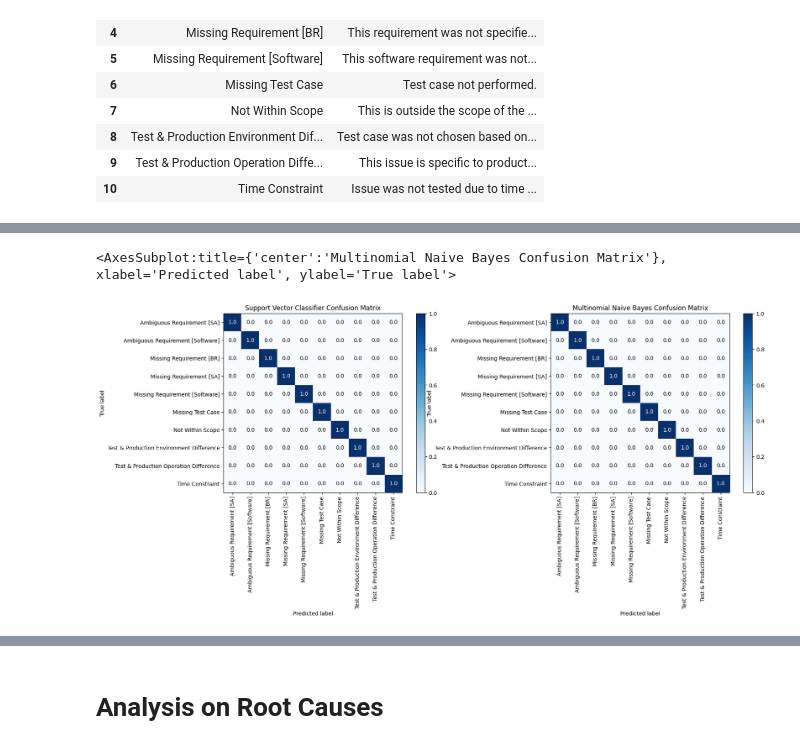
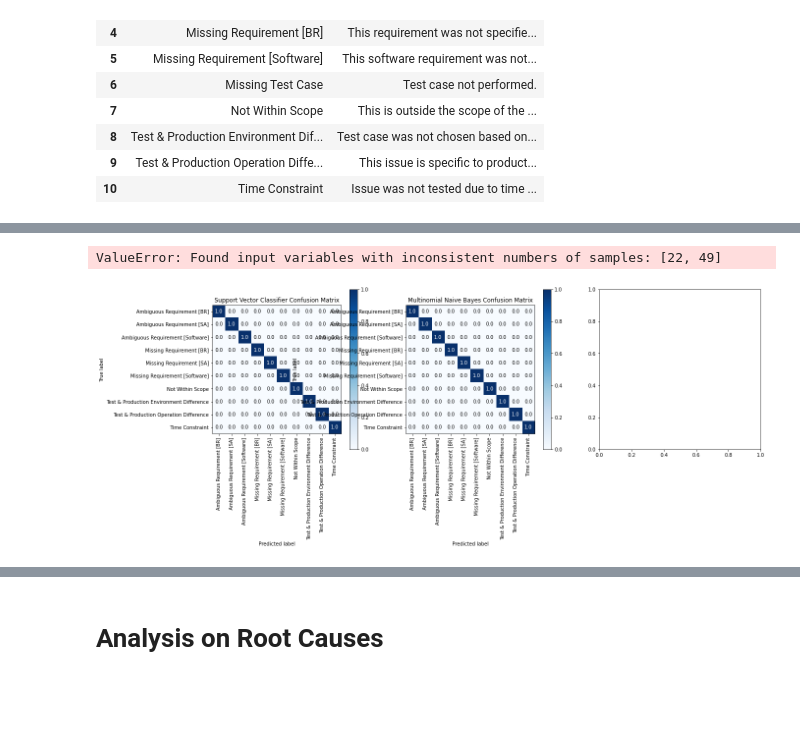
Before and after one commit to malcolmsng/BT4103, a Jupyter notebook: model.ipynb, the cells around one changed output, grey strips where cells are left out. Drawn from its saved outputs; the diff is of its cells as text; code cells hidden in the pictures; blank space fills up the shorter version.

Commit message:
added multilog regression and comparison between models

```diff
--- a/model.ipynb
+++ b/model.ipynb
@@ -490,0 +542,10 @@ print('Mean Accuracy: %.3f (%.3f)' % (np.mean(n_scores), np.std(n_scores)))
+# %%
+#Implement best model
+param_dict = grid_mlr.best_params_
+mlr = LogisticRegression(multi_class='multinomial', solver='lbfgs', C=param_dict['C'], penalty=param_dict['penalty'])
+mlr.fit(X_train_tfidf, y_train)
+mlr_y_pred = mlr.predict(X_test_tfidf)
+
+mlr_cr = classification_report(y_test, mlr_y_pred)
+print(mlr_cr)
+mlr_cr = classification_report(y_test, mlr_y_pred, output_dict= True)
@@ -543,5 +649,5 @@ augmented_df
 110 rows × 2 columns
 # %%
-augmented_df['Processed Text'] = augmented_df['Why defect was not identified during testing'].apply(lambda x: processText(x))
+augmented_df['Augmented Text'] = augmented_df['Why defect was not identified during testing'].apply(lambda x: processText(x))
 augmented_df
 # %% [output]
@@ -560,7 +666,7 @@ augmented_df
 110 rows × 3 columns
 # %%
 #Train-Test Split
-X_train_aug, X_test_aug, y_train_aug, y_test_aug = train_test_split(augmented_df["Processed Text"], augmented_df["Classification #3"], test_size=0.2, shuffle=True)
+X_train_aug, X_test_aug, y_train_aug, y_test_aug = train_test_split(augmented_df["Augmented Text"], augmented_df["Classification #3"], test_size=0.2, shuffle=True)
 
 #Tf-Idf vectorization
 tfidf_vectorizer = TfidfVectorizer(use_idf = True)
@@ -628,3 +734,18 @@ Test & Production Environment Difference       1.00      1.00      1.00
                                 accuracy                           1.00        22
                                macro avg       1.00      1.00      1.00        22
                             weighted avg       1.00      1.00      1.00        22
+# %%
+#Parameter Tuning using Grid Search & Stratified K Fold Cross Validation for Naive Bayes
+parameters = {'multi_class': ['multinomial'], 'solver': ['lbfgs'], 'C': [0.0, 0.0001, 0.001, 0.01, 0.1, 1.0], 'penalty': ['l2']} #smoothing parameter
+grid_mlr_aug = GridSearchCV(LogisticRegression(), parameters, refit=True, cv=10, verbose=3) #cv: number of folds in a StratifiedKFold cross validation
+grid_mlr_aug.fit(X_train_tfidf, y_train)
+print(grid_mlr_aug.best_estimator_)
+
+#Implement best model
+param_dict = grid_mlr_aug.best_params_
+mlr_aug = LogisticRegression(multi_class='multinomial', solver='lbfgs', C=param_dict['C'], penalty=param_dict['penalty'])
+mlr_aug.fit(X_train_tfidf, y_train)
+mlr_y_pred_aug = mlr.predict(X_test_tfidf)
+
+mlr_cr_aug = classification_report(y_test, mlr_y_pred_aug)
+print(mlr_cr_aug)
@@ -631,11 +804,14 @@ Test & Production Environment Difference       1.00      1.00      1.00
 # %%
 #Plot Confusion Matrix to compare results
 fig = plt.figure(figsize=(20,6))
-ax1 = fig.add_subplot(121)
+ax1 = fig.add_subplot(131)
 skplt.metrics.plot_confusion_matrix(y_test_aug, svc_y_pred_aug, normalize=True, title="Support Vector Classifier Confusion Matrix", x_tick_rotation=90, ax=ax1)
 
-ax2 = fig.add_subplot(122)
+ax2 = fig.add_subplot(132)
 skplt.metrics.plot_confusion_matrix(y_test_aug, mnb_y_pred_aug, normalize=True, title="Multinomial Naive Bayes Confusion Matrix", x_tick_rotation=90, ax=ax2)
+
+ax3 = fig.add_subplot(133)
+skplt.metrics.plot_confusion_matrix(y_test_aug, mlr_y_pred_aug, normalize=True, title="Multinomial Logistic Regression Confusion Matrix", x_tick_rotation=90, ax=ax3)
 # %% [output]
-<AxesSubplot:title={'center':'Multinomial Naive Bayes Confusion Matrix'}, xlabel='Predicted label', ylabel='True label'>
+ValueError: Found input variables with inconsistent numbers of samples: [22, 49]
-[figure, old version]
+[figure, new version]
```
Also changed, not shown: parts of 19 cells of this notebook.
